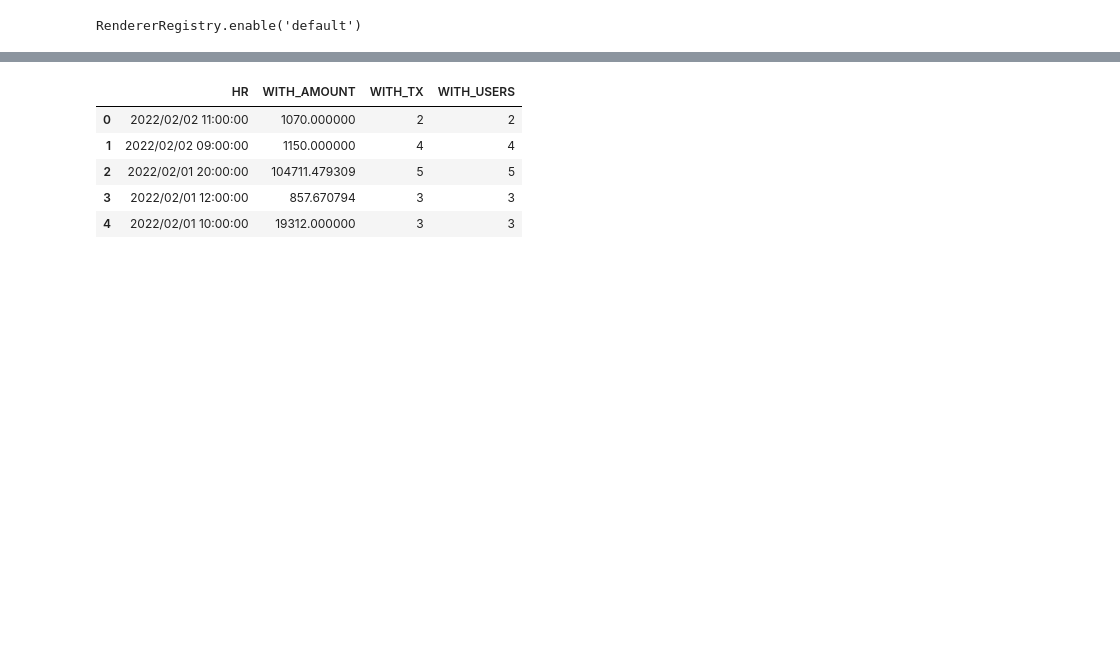
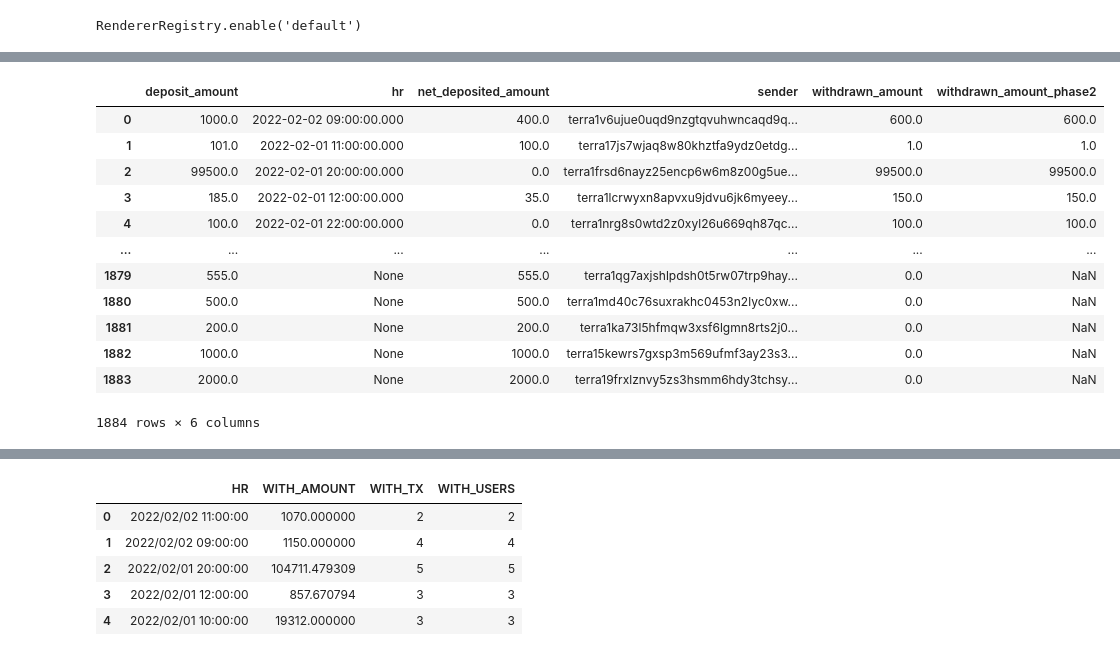
Before and after one commit to IncioMan/mars_lockdrop, a Jupyter notebook: notebook/Prism launch.ipynb, the cells around one changed output, grey strips where cells are left out. Cells and saved outputs as stored; diff of their text form; code cells hidden in the pictures; blank space fills up the shorter version.

```diff
--- a/notebook/Prism launch.ipynb
+++ b/notebook/Prism launch.ipynb
@@ -27,3 +68,20 @@ cols_claim = {
 # %%
 p2_users_df = claim(p2_users, cols_claim)
 p2_hourly_df = claim(p2_hourly, cols_claim)
+# %%
+p2_users_df.columns = [c.lower() for c in p2_users_df.columns]
+p2_users_df
+# %% [output]
+|  | deposit_amount | hr | net_deposited_amount | sender | withdrawn_amount | withdrawn_amount_phase2 |
+| 0 | 1000.0 | 2022-02-02 09:00:00.000 | 400.0 | terra1v6ujue0uqd9nzgtqvuhwncaqd9q... | 600.0 | 600.0 |
+| 1 | 101.0 | 2022-02-01 11:00:00.000 | 100.0 | terra17js7wjaq8w80khztfa9ydz0etdg... | 1.0 | 1.0 |
+| 2 | 99500.0 | 2022-02-01 20:00:00.000 | 0.0 | terra1frsd6nayz25encp6w6m8z00g5ue... | 99500.0 | 99500.0 |
+| 3 | 185.0 | 2022-02-01 12:00:00.000 | 35.0 | terra1lcrwyxn8apvxu9jdvu6jk6myeey... | 150.0 | 150.0 |
+| 4 | 100.0 | 2022-02-01 22:00:00.000 | 0.0 | terra1nrg8s0wtd2z0xyl26u669qh87qc... | 100.0 | 100.0 |
+| ... | ... | ... | ... | ... | ... | ... |
+| 1879 | 555.0 | None | 555.0 | terra1qg7axjshlpdsh0t5rw07trp9hay... | 0.0 | NaN |
+| 1880 | 500.0 | None | 500.0 | terra1md40c76suxrakhc0453n2lyc0xw... | 0.0 | NaN |
+| 1881 | 200.0 | None | 200.0 | terra1ka73l5hfmqw3xsf6lgmn8rts2j0... | 0.0 | NaN |
+| 1882 | 1000.0 | None | 1000.0 | terra15kewrs7gxsp3m569ufmf3ay23s3... | 0.0 | NaN |
+| 1883 | 2000.0 | None | 2000.0 | terra19frxlznvy5zs3hsmm6hdy3tchsy... | 0.0 | NaN |
+1884 rows × 6 columns
```
Also changed, not shown: parts of 23 cells of this notebook, 2 other files.
